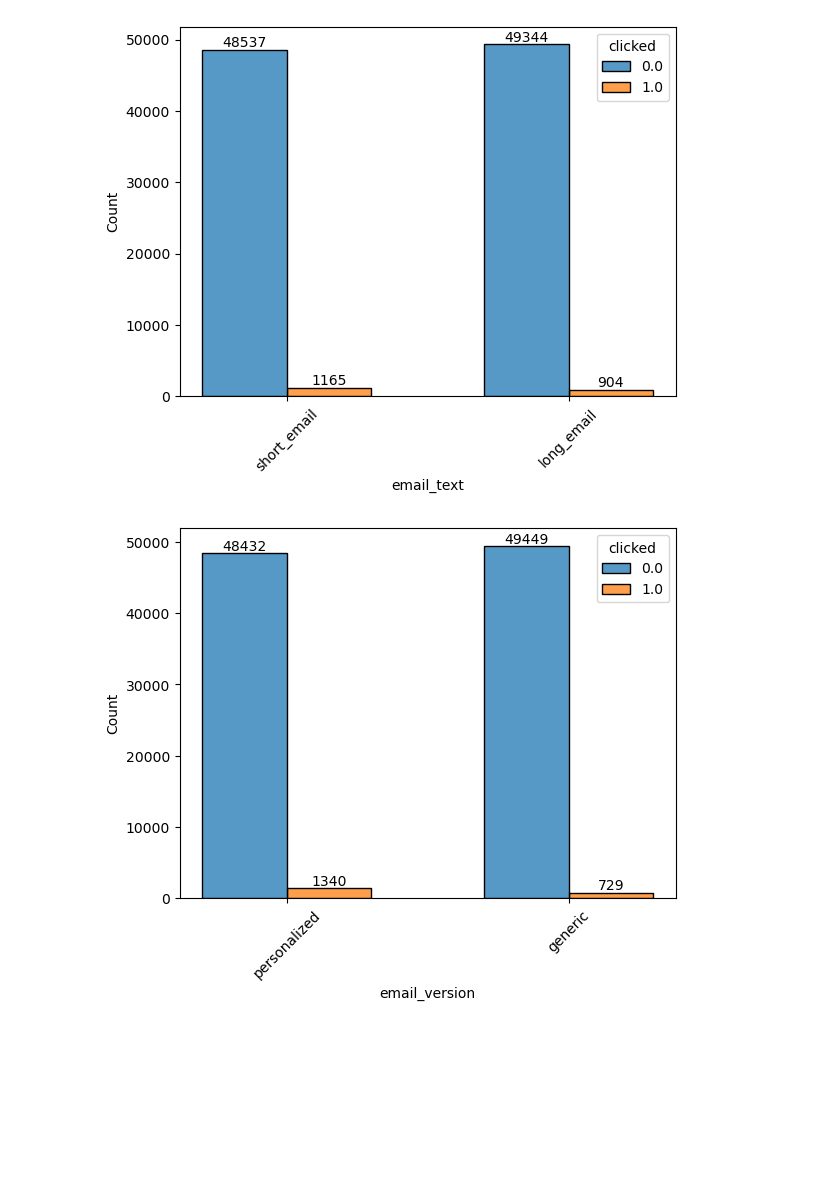
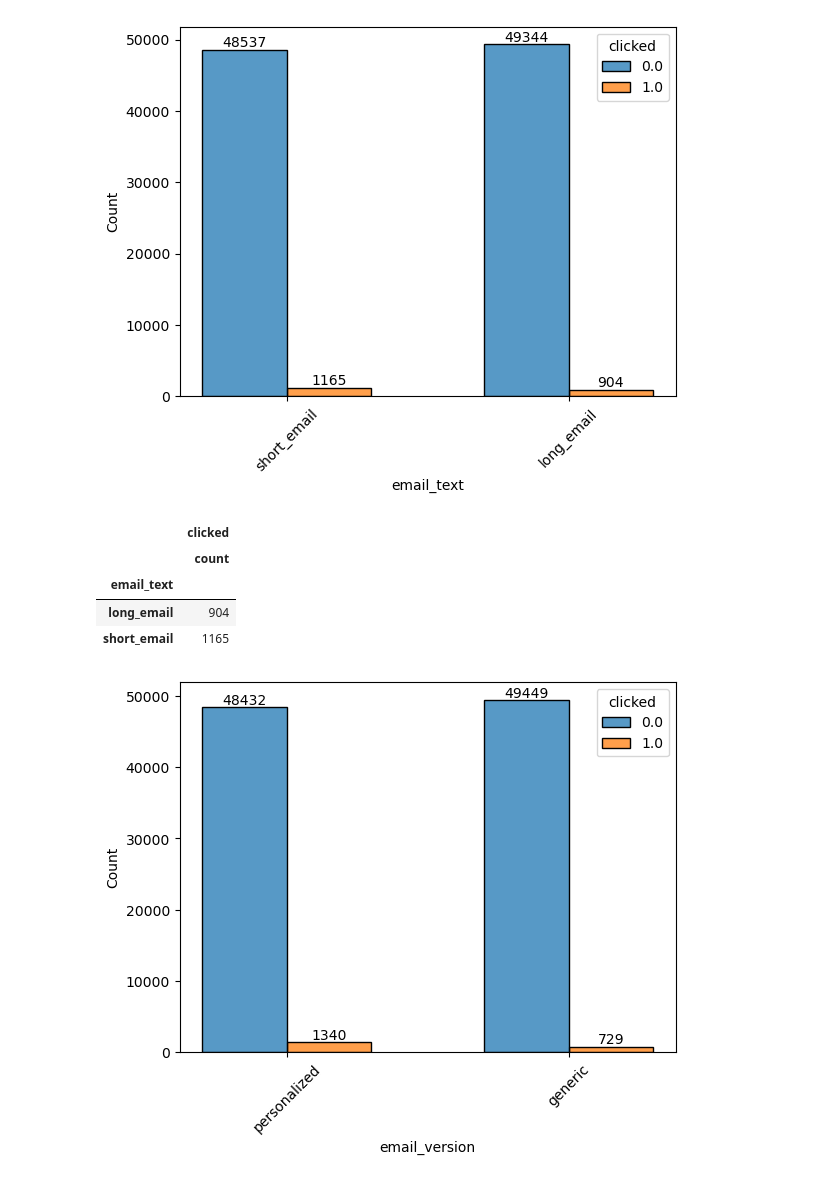
Before and after one commit to akhilmuraleedharan/email_optimization, a Jupyter notebook: Email_optimization.ipynb, the cells around one changed output. Drawn from its saved outputs; the diff is of its cells as text; code cells hidden in the pictures; blank space fills up the shorter version.

```diff
--- a/Email_optimization.ipynb
+++ b/Email_optimization.ipynb
@@ -237,6 +290,14 @@ plt.xticks(rotation=45)
 plt.show()
 # %% [output]
 [figure]
+# %%
+data[data['clicked']==1].groupby(by='email_text')[['clicked']].agg(['count'])
+# %% [output]
+|  | clicked |
+|  | count |
+| email_text |  |
+| long_email | 904 |
+| short_email | 1165 |
 # %%
 plt.figure()
 ax =  sns.histplot(data=data, x = 'email_version', hue='clicked', multiple='dodge', shrink=0.6)
```
Also changed, not shown: parts of 20 cells of this notebook.
